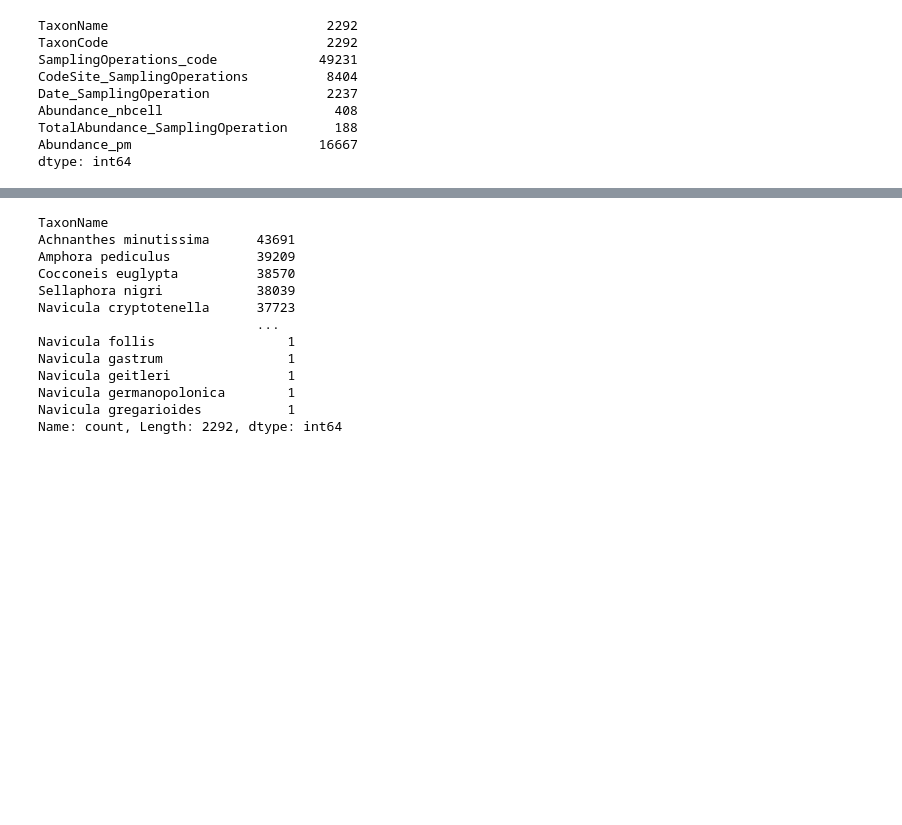
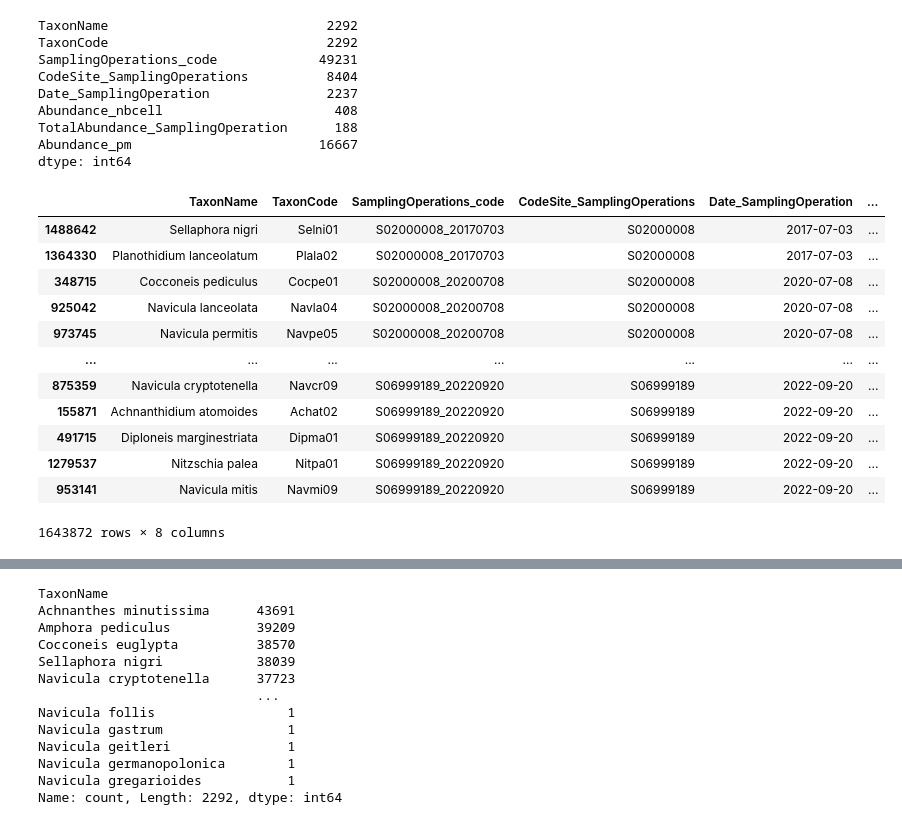
Before and after one commit to heritaco/Empilement-Tobit-CatBoost-et-interpolation-laplacienne-spatio-temporelle-pour-l-IBD-EQR, a Jupyter notebook: notebooks/00 Conocer los Datos lol/01 Diatom Inventories.ipynb, the cells around one changed output, grey strips where cells are left out. Saved outputs shown, nothing was run; the diff lists cells and outputs as text; code cells hidden in the pictures; blank space fills up the shorter version.

```diff
--- a/notebooks/00 Conocer los Datos lol/01 Diatom Inventories.ipynb
+++ b/notebooks/00 Conocer los Datos lol/01 Diatom Inventories.ipynb
@@ -63,4 +63,18 @@ TotalAbundance_SamplingOperation      188
 Abundance_pm                        16667
 dtype: int64
 # %%
-df[]
+df.sort_values(by="CodeSite_SamplingOperations")
+# %% [output]
+|  | TaxonName | TaxonCode | SamplingOperations_code | CodeSite_SamplingOperations | Date_SamplingOperation | ... |
+| 1488642 | Sellaphora nigri | Selni01 | S02000008_20170703 | S02000008 | 2017-07-03 | ... |
+| 1364330 | Planothidium lanceolatum | Plala02 | S02000008_20170703 | S02000008 | 2017-07-03 | ... |
+| 348715 | Cocconeis pediculus | Cocpe01 | S02000008_20200708 | S02000008 | 2020-07-08 | ... |
+| 925042 | Navicula lanceolata | Navla04 | S02000008_20200708 | S02000008 | 2020-07-08 | ... |
+| 973745 | Navicula permitis | Navpe05 | S02000008_20200708 | S02000008 | 2020-07-08 | ... |
+| ... | ... | ... | ... | ... | ... | ... |
+| 875359 | Navicula cryptotenella | Navcr09 | S06999189_20220920 | S06999189 | 2022-09-20 | ... |
+| 155871 | Achnanthidium atomoides | Achat02 | S06999189_20220920 | S06999189 | 2022-09-20 | ... |
+| 491715 | Diploneis marginestriata | Dipma01 | S06999189_20220920 | S06999189 | 2022-09-20 | ... |
+| 1279537 | Nitzschia palea | Nitpa01 | S06999189_20220920 | S06999189 | 2022-09-20 | ... |
+| 953141 | Navicula mitis | Navmi09 | S06999189_20220920 | S06999189 | 2022-09-20 | ... |
+1643872 rows × 8 columns
```
Also changed, not shown: parts of 3 cells of this notebook, 15 other files.
